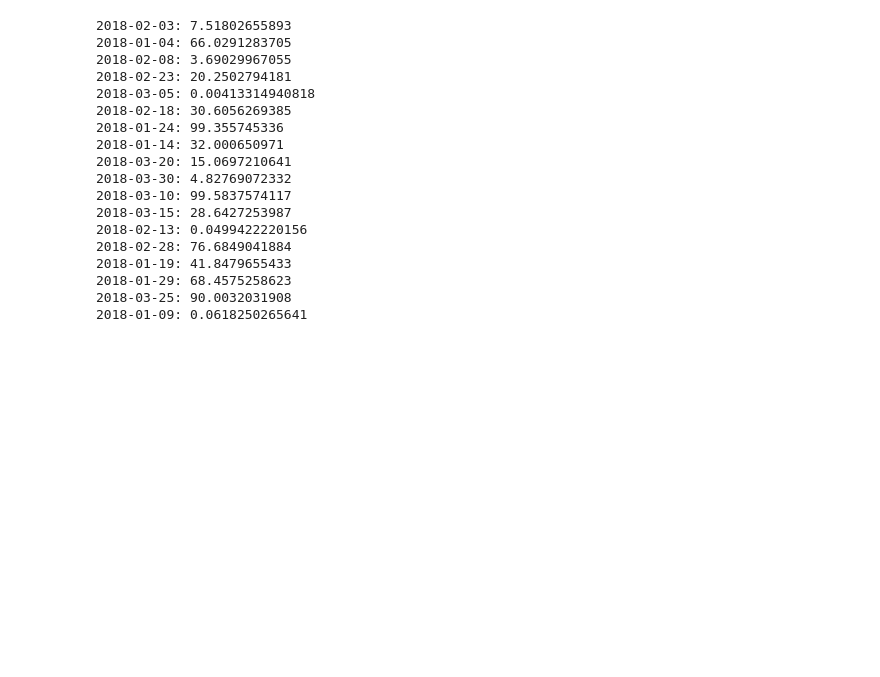
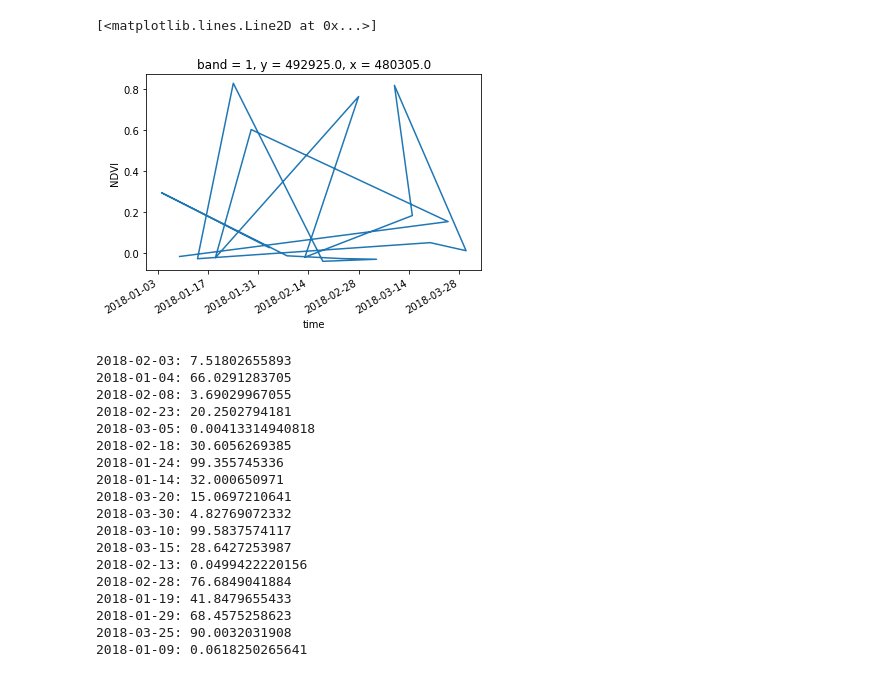
Before and after one commit to alexsalr/ciat_monitor_crops, a Jupyter notebook: Load&Analysis_test.ipynb, the cells around one changed output. Cells and saved outputs as stored; diff of their text form; code cells hidden in the pictures; blank space fills up the shorter version.

```diff
--- a/Load&Analysis_test.ipynb
+++ b/Load&Analysis_test.ipynb
@@ -261,0 +349,3 @@ radar_array = radar.getXarray()
+# %%
+time_series = optical_dtset['NDVI'].isel(y=100, x=100)
+time_series
@@ -262,3 +370,10 @@ radar_array = radar.getXarray()
+# %%
+%matplotlib inline
+#optical_dtset['NDVI'].isel(x=10, y=[19,21,22]).plot.line(x='time')
+time_series.plot()
+# %% [output]
+[<matplotlib.lines.Line2D at 0x...>]
+[figure, added]
 # %%
 date = optical.getTempData('NDVI')
 cloud = list(map(lambda x: x*100, optical.calcQualityPixels()))
```
Also changed, not shown: parts of 13 cells of this notebook.
